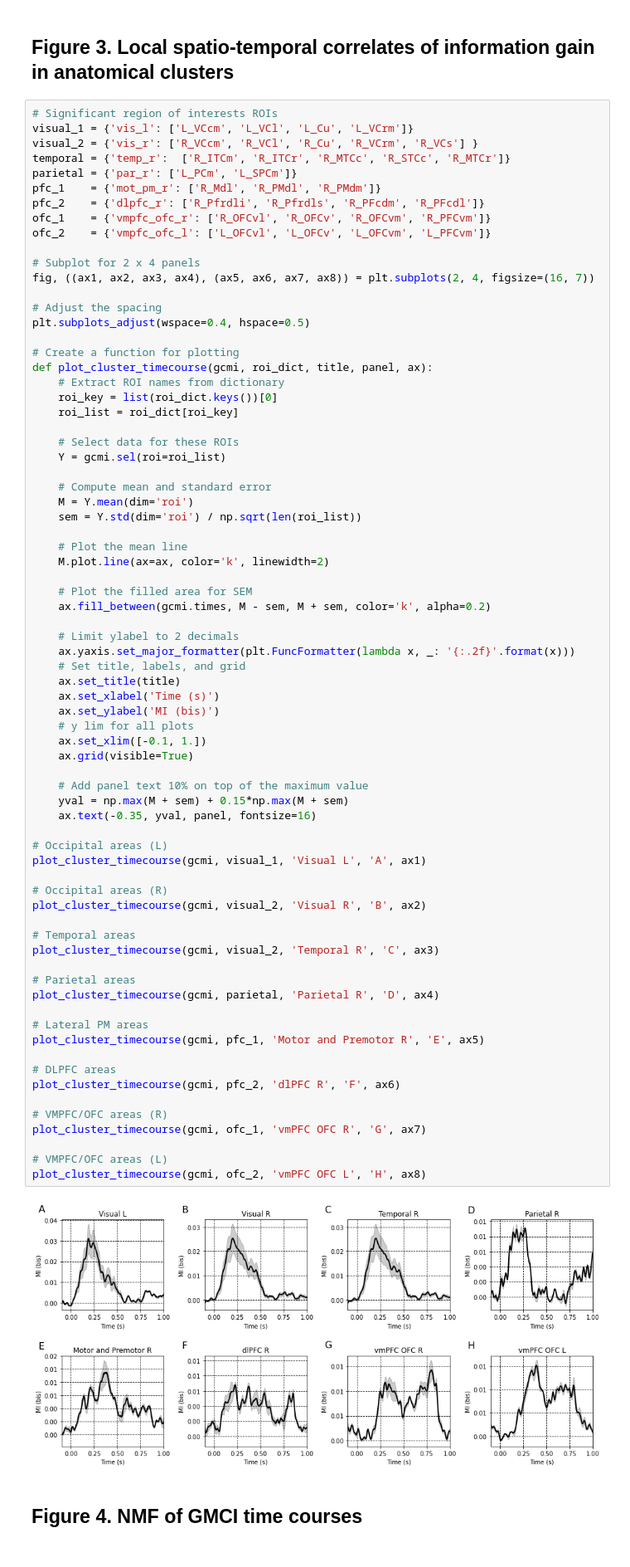
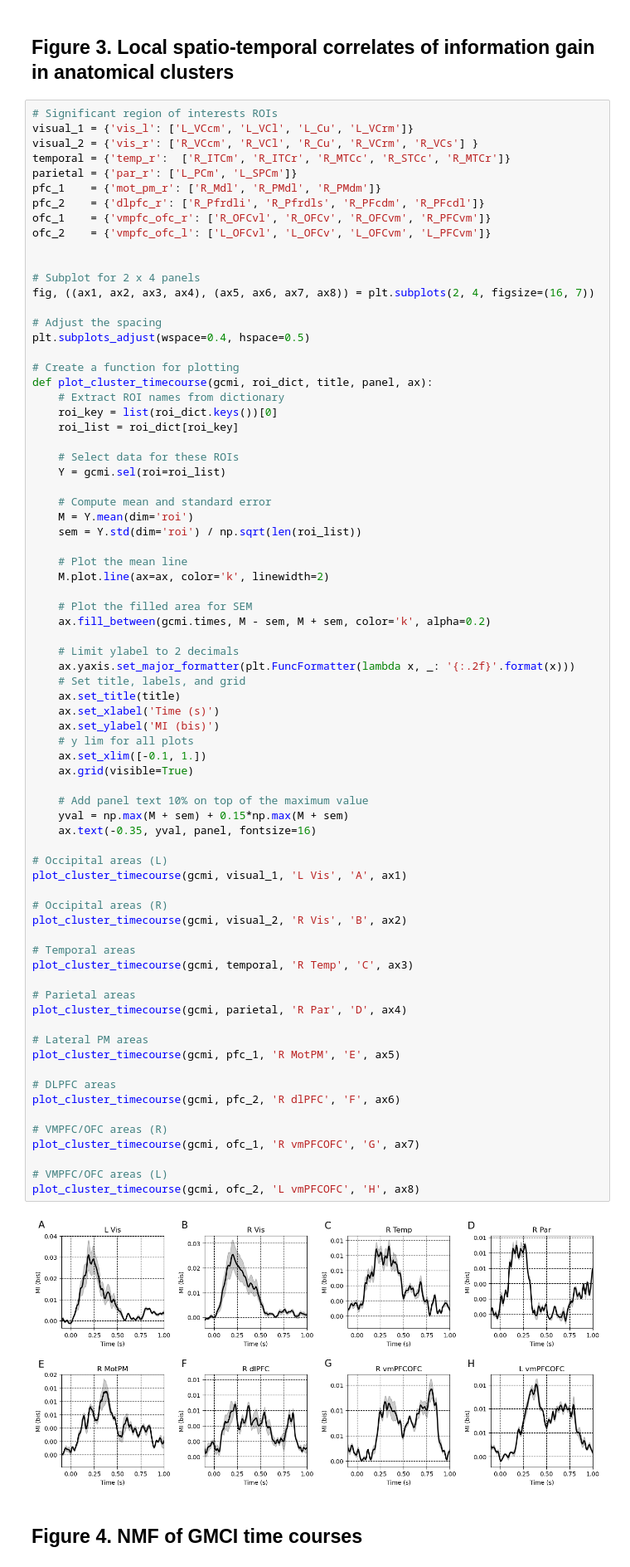
Before and after one commit to brainets/hosi_infogain, a Jupyter notebook: notebooks/main_figures.ipynb, the cells around one changed output. Shown at 83% size. Cells and saved outputs as stored; diff of their text form.

```diff
--- a/notebooks/main_figures.ipynb
+++ b/notebooks/main_figures.ipynb
@@ -73,6 +73,7 @@ pfc_1    = {'mot_pm_r': ['R_Mdl', 'R_PMdl', 'R_PMdm']}
 pfc_2    = {'dlpfc_r': ['R_Pfrdli', 'R_Pfrdls', 'R_PFcdm', 'R_PFcdl']}
 ofc_1    = {'vmpfc_ofc_r': ['R_OFCvl', 'R_OFCv', 'R_OFCvm', 'R_PFCvm']}
 ofc_2    = {'vmpfc_ofc_l': ['L_OFCvl', 'L_OFCv', 'L_OFCvm', 'L_PFCvm']}
+
 
 # Subplot for 2 x 4 panels
 fig, ((ax1, ax2, ax3, ax4), (ax5, ax6, ax7, ax8)) = plt.subplots(2, 4, figsize=(16, 7))
@@ -102,42 +103,42 @@ def plot_cluster_timecourse(gcmi, roi_dict, title, panel, ax):
     # Limit ylabel to 2 decimals
     ax.yaxis.set_major_formatter(plt.FuncFormatter(lambda x, _: '{:.2f}'.format(x)))
     # Set title, labels, and grid
     ax.set_title(title)
     ax.set_xlabel('Time (s)')
     ax.set_ylabel('MI (bis)')
     # y lim for all plots
     ax.set_xlim([-0.1, 1.])
     ax.grid(visible=True)
 
     # Add panel text 10% on top of the maximum value
     yval = np.max(M + sem) + 0.15*np.max(M + sem)
     ax.text(-0.35, yval, panel, fontsize=16)
 
 # Occipital areas (L)
-plot_cluster_timecourse(gcmi, visual_1, 'Visual L', 'A', ax1)
+plot_cluster_timecourse(gcmi, visual_1, 'L Vis', 'A', ax1)
 
 # Occipital areas (R)
-plot_cluster_timecourse(gcmi, visual_2, 'Visual R', 'B', ax2)
+plot_cluster_timecourse(gcmi, visual_2, 'R Vis', 'B', ax2)
 
 # Temporal areas
-plot_cluster_timecourse(gcmi, visual_2, 'Temporal R', 'C', ax3)
+plot_cluster_timecourse(gcmi, temporal, 'R Temp', 'C', ax3)
 
 # Parietal areas
-plot_cluster_timecourse(gcmi, parietal, 'Parietal R', 'D', ax4)
+plot_cluster_timecourse(gcmi, parietal, 'R Par', 'D', ax4)
 
 # Lateral PM areas
-plot_cluster_timecourse(gcmi, pfc_1, 'Motor and Premotor R', 'E', ax5)
+plot_cluster_timecourse(gcmi, pfc_1, 'R MotPM', 'E', ax5)
 
 # DLPFC areas
-plot_cluster_timecourse(gcmi, pfc_2, 'dlPFC R', 'F', ax6)
+plot_cluster_timecourse(gcmi, pfc_2, 'R dlPFC', 'F', ax6)
 
 # VMPFC/OFC areas (R)
-plot_cluster_timecourse(gcmi, ofc_1, 'vmPFC OFC R', 'G', ax7)
+plot_cluster_timecourse(gcmi, ofc_1, 'R vmPFCOFC', 'G', ax7)
 
 # VMPFC/OFC areas (L)
-plot_cluster_timecourse(gcmi, ofc_2, 'vmPFC OFC L', 'H', ax8)
+plot_cluster_timecourse(gcmi, ofc_2, 'L vmPFCOFC', 'H', ax8)
 # %% [output]
-[figure, old version]
+[figure, new version]
 # %% [markdown]
 ## Figure 4. NMF of GMCI time courses
 # %%
```
Also changed, not shown: parts of 6 cells of this notebook, 2 other files.
